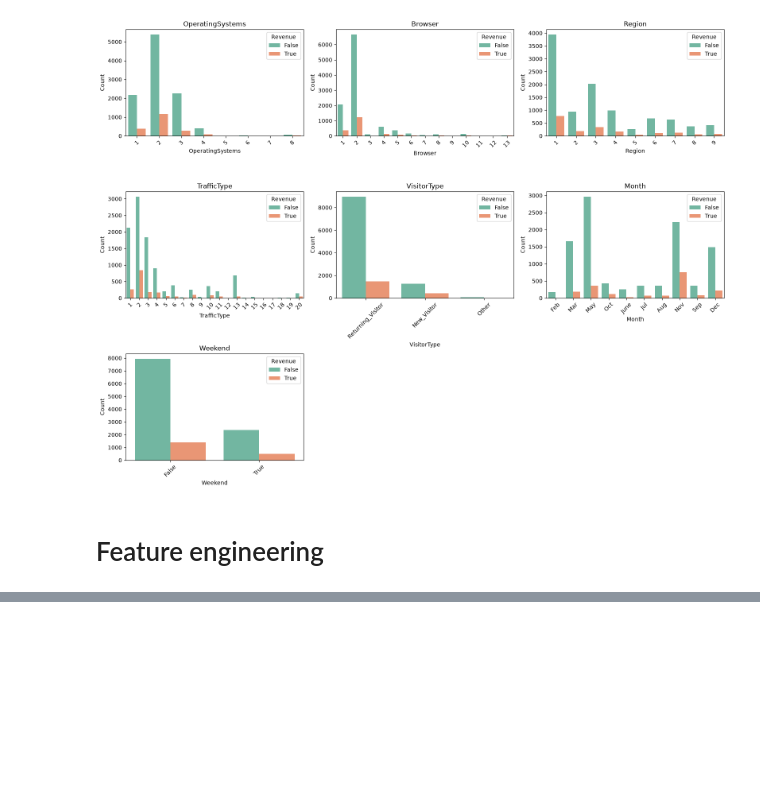
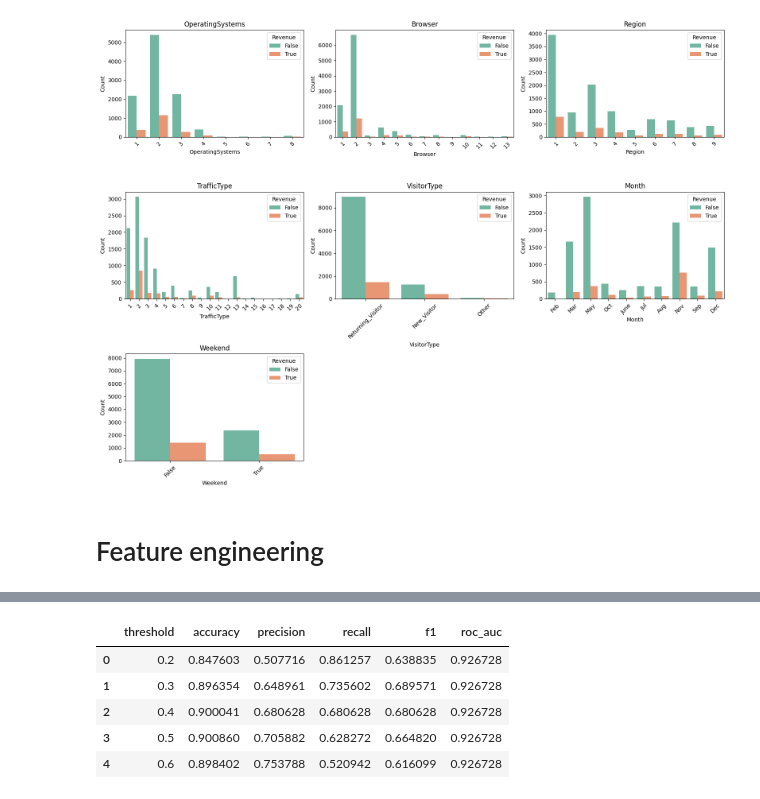
Before and after one commit to rofeleo/ml_hw, a Jupyter notebook: research.ipynb, the cells around one changed output, grey strips where cells are left out. Saved outputs shown, nothing was run; the diff lists cells and outputs as text; code cells hidden in the pictures; blank space fills up the shorter version.

```diff
--- a/research.ipynb
+++ b/research.ipynb
@@ -394,0 +490,31 @@ preprocessor = ColumnTransformer(
+# %%
+thresholds = [.2, .3, .4, .5, .6]
+
+thresh_res = pd.DataFrame(columns=['threshold', 'accuracy', 'precision', 'recall', 'f1', 'roc_auc'])
+for threshold in thresholds:
+    y_pred_thresh = (y_prob >= threshold).astype(int)
+    accuracy = accuracy_score(y_test, y_pred_thresh)
+    precision = precision_score(y_test, y_pred_thresh)
+    recall = recall_score(y_test, y_pred_thresh)
+    f1 = f1_score(y_test, y_pred_thresh)
+    roc_auc = roc_auc_score(y_test, y_prob)
+
+    # Use pd.concat instead of the deprecated DataFrame.append
+    new_row = pd.DataFrame([{
+        'threshold': threshold,
+        'accuracy': accuracy,
+        'precision': precision,
+        'recall': recall,
+        'f1': f1,
+        'roc_auc': roc_auc
+    }])
+    thresh_res = pd.concat([thresh_res, new_row], ignore_index=True)
+# %%
+thresh_res
+# %% [output]
+|  | threshold | accuracy | precision | recall | f1 | roc_auc |
+| 0 | 0.2 | 0.847603 | 0.507716 | 0.861257 | 0.638835 | 0.926728 |
+| 1 | 0.3 | 0.896354 | 0.648961 | 0.735602 | 0.689571 | 0.926728 |
+| 2 | 0.4 | 0.900041 | 0.680628 | 0.680628 | 0.680628 | 0.926728 |
+| 3 | 0.5 | 0.900860 | 0.705882 | 0.628272 | 0.664820 | 0.926728 |
+| 4 | 0.6 | 0.898402 | 0.753788 | 0.520942 | 0.616099 | 0.926728 |
```
Also changed, not shown: parts of 21 cells of this notebook.
